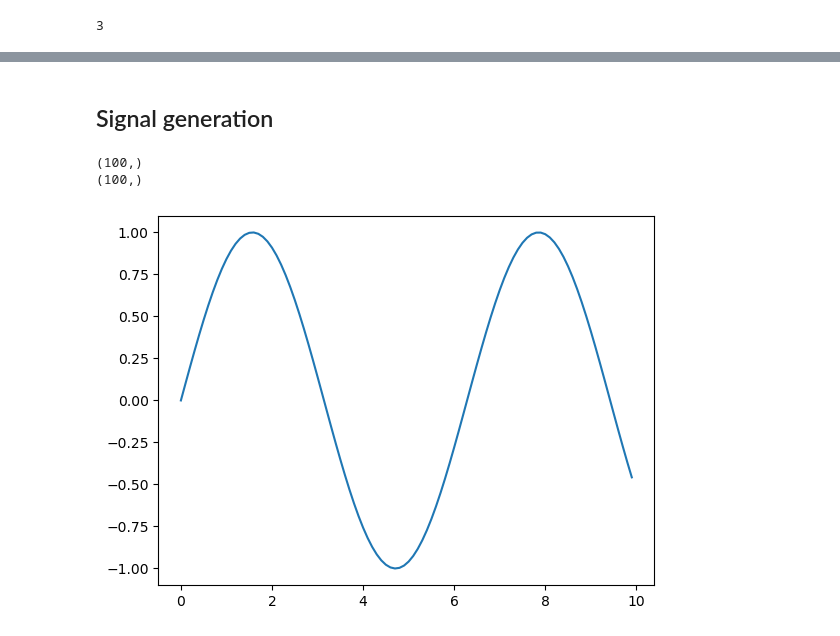
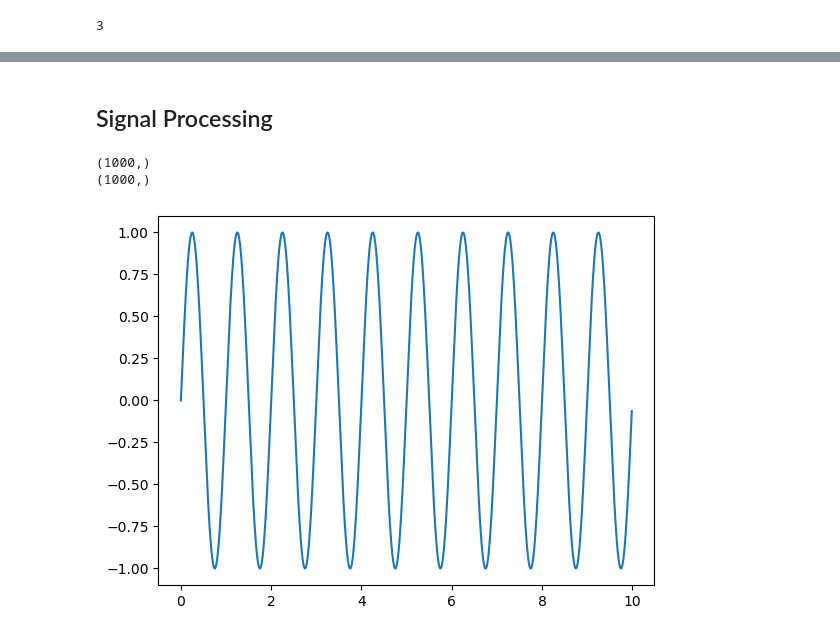
Before and after one commit to SouvickC/from_scratch, a Jupyter notebook: 4_linearAlg_to_adaptive_filter.ipynb, the cells around one changed output, grey strips where cells are left out. Saved outputs shown, nothing was run; the diff lists cells and outputs as text; code cells hidden in the pictures.

```diff
--- a/4_linearAlg_to_adaptive_filter.ipynb
+++ b/4_linearAlg_to_adaptive_filter.ipynb
@@ -134,15 +138,18 @@ print(eigvals,'\n', "**"*5,'\n',eigvecs)
 # %% [markdown]
-## Signal generation
+## Signal Processing
 # %%
-input = np.arange(0, 10, 0.1)
+input = np.arange(0, 10, 0.01)
 print(input.shape)
 
-output = np.sin(input)
+
+## frequency
+w = 1
+output = np.sin(2*np.pi*w*input)
 
 plt.plot(input,output)
 print(output.shape)
 # %% [output]
-(100,)
-(100,)
+(1000,)
+(1000,)
-[figure, old version]
+[figure, new version]
 # %%
```
Also changed, not shown: parts of 11 cells of this notebook.
